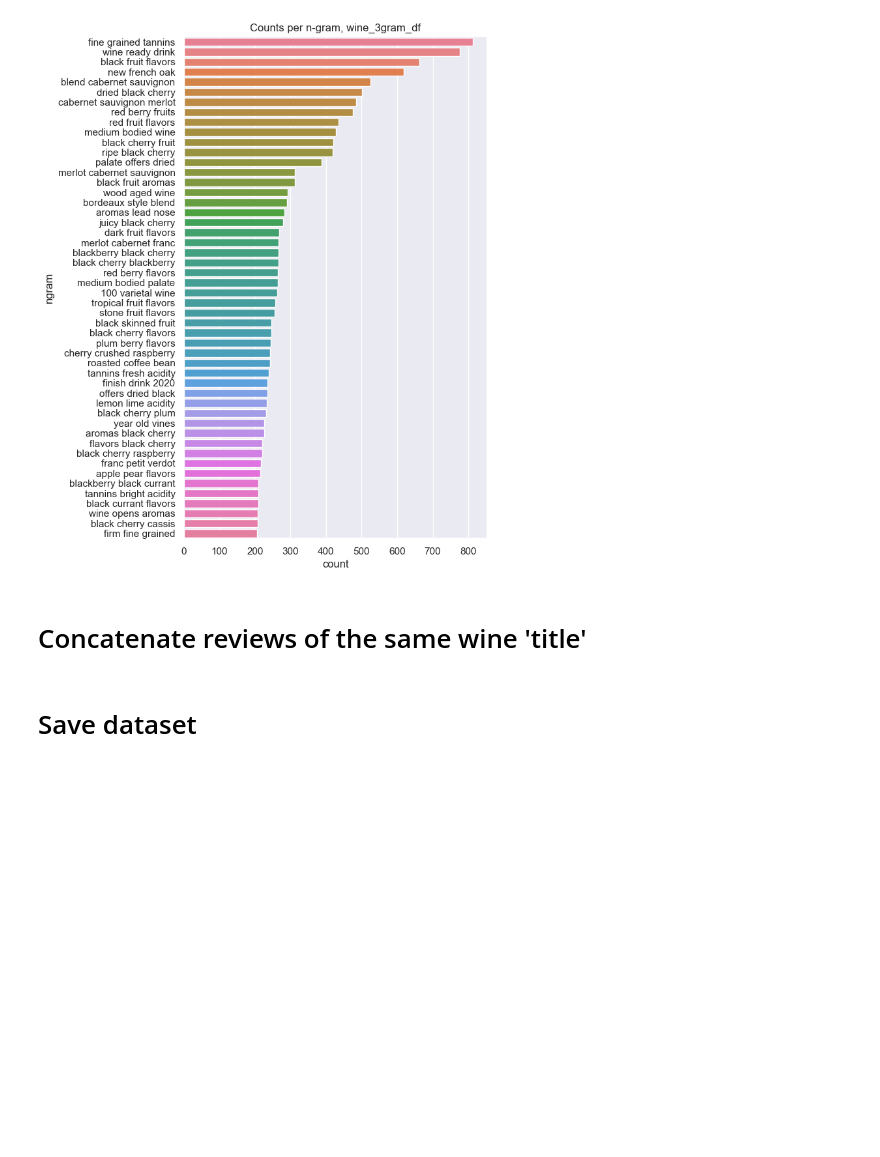
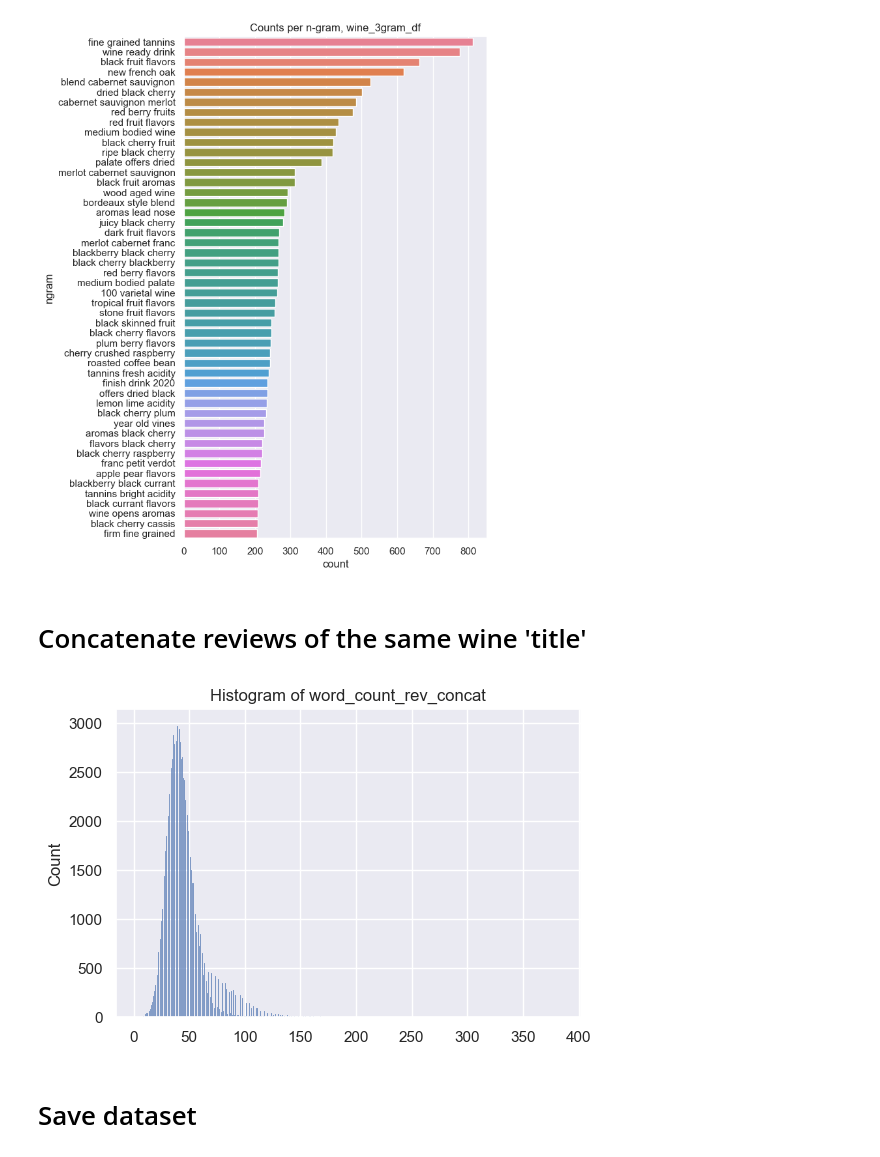
Before and after one commit to VishyFishy02/Somm_Wine_Reccomendation, a Jupyter notebook: Exploratory_Data_Analysis/EDA.ipynb, the cells around one changed output. Drawn from its saved outputs; the diff is of its cells as text; code cells hidden in the pictures; blank space fills up the shorter version.

```diff
--- a/Exploratory_Data_Analysis/EDA.ipynb
+++ b/Exploratory_Data_Analysis/EDA.ipynb
@@ -560,6 +564,17 @@ wine_rev_concat.drop_duplicates(subset='title', keep='first', inplace=True)
 
 # drop columns
 wine_rev_concat.drop(columns=['rev_mult', 'points_mult', 'price_mult', 'title_count', 'region_1'], inplace=True)
+# %%
+# Check distribution of word count again --> Examine if the max hit 256-word limit
+word_count_rev_concat = [ len(r.split()) for r in wine_rev_concat['description'] ]
+
+sns.set(font_scale=1)
+f, ax = plt.subplots(figsize=(6,4))
+sns.histplot(word_count_rev_concat)
+plt.title(f'Histogram of word_count_rev_concat')
+plt.show()
+# %% [output]
+[figure, added]
 # %% [markdown]
 # Save dataset
 # %%
```
Also changed, not shown: parts of 8 cells of this notebook, 2 other files.
